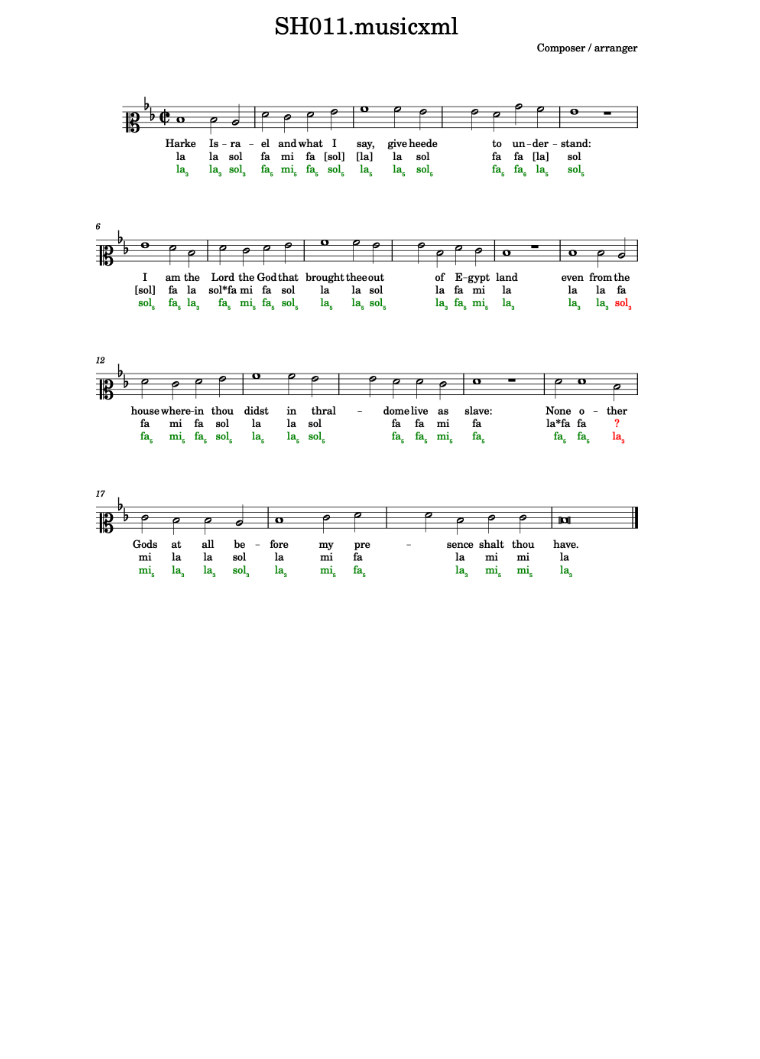
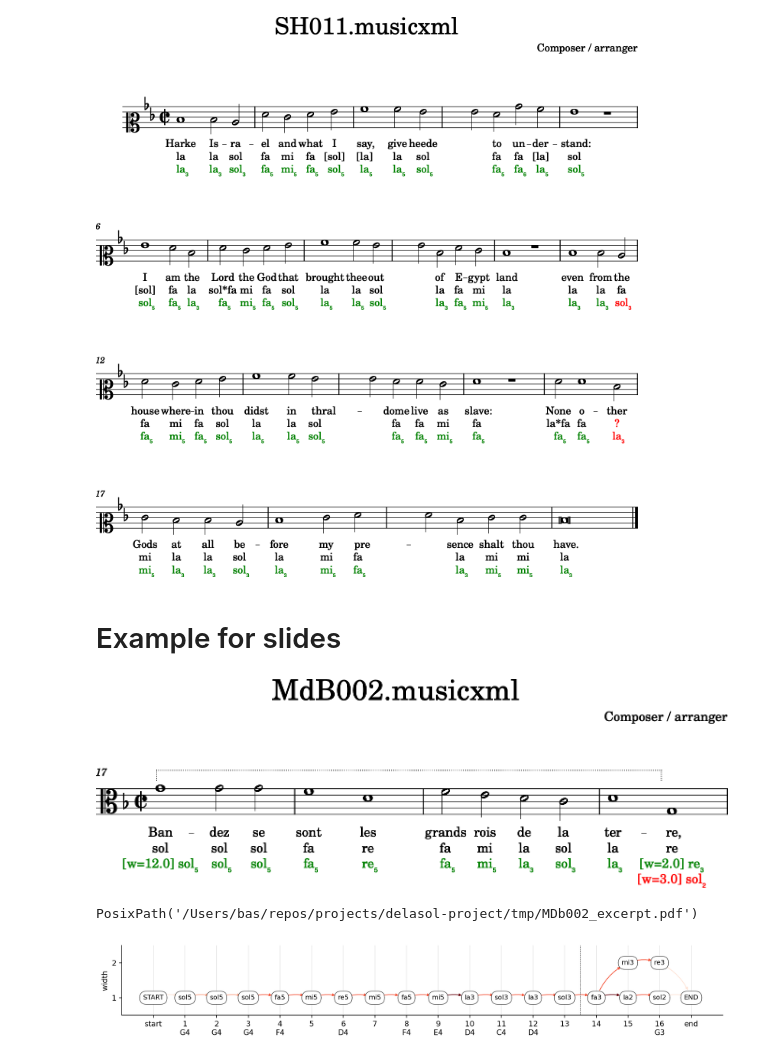
Before and after one commit to bacor/delasol, a Jupyter notebook: notebooks/examples.ipynb, the cells around one changed output. Saved outputs shown, nothing was run; the diff lists cells and outputs as text; code cells hidden in the pictures; blank space fills up the shorter version.

```diff
--- a/notebooks/examples.ipynb
+++ b/notebooks/examples.ipynb
@@ -70,3 +71,23 @@ solmization.annotate(target_lyrics=2, best_only=True)
 score.show()
 # %% [output]
 [figure]
+# %% [markdown]
+# Example for slides
+# %%
+fn = f'{MdB_DIR}/musicxml/MdB002.musicxml'
+score = music21.converter.parse(fn)
+excerpt = score.measures(17,20)
+solmization = solmize(excerpt, style="continental")
+solmization.annotate(target_lyrics=2)
+excerpt.show()
+# %% [output]
+[figure, added]
+# %%
+excerpt.write('musicxml.pdf', '../tmp/MDb002_excerpt.pdf')
+# %% [output]
+PosixPath('/Users/bas/repos/projects/delasol-project/tmp/MDb002_excerpt.pdf')
+# %%
+solmization.parse.draw()
+plt.savefig('../tmp/slides-example.pdf')
+# %% [output]
+[figure, added]
```
Also changed, not shown: parts of 2 cells of this notebook, 14 other files.
